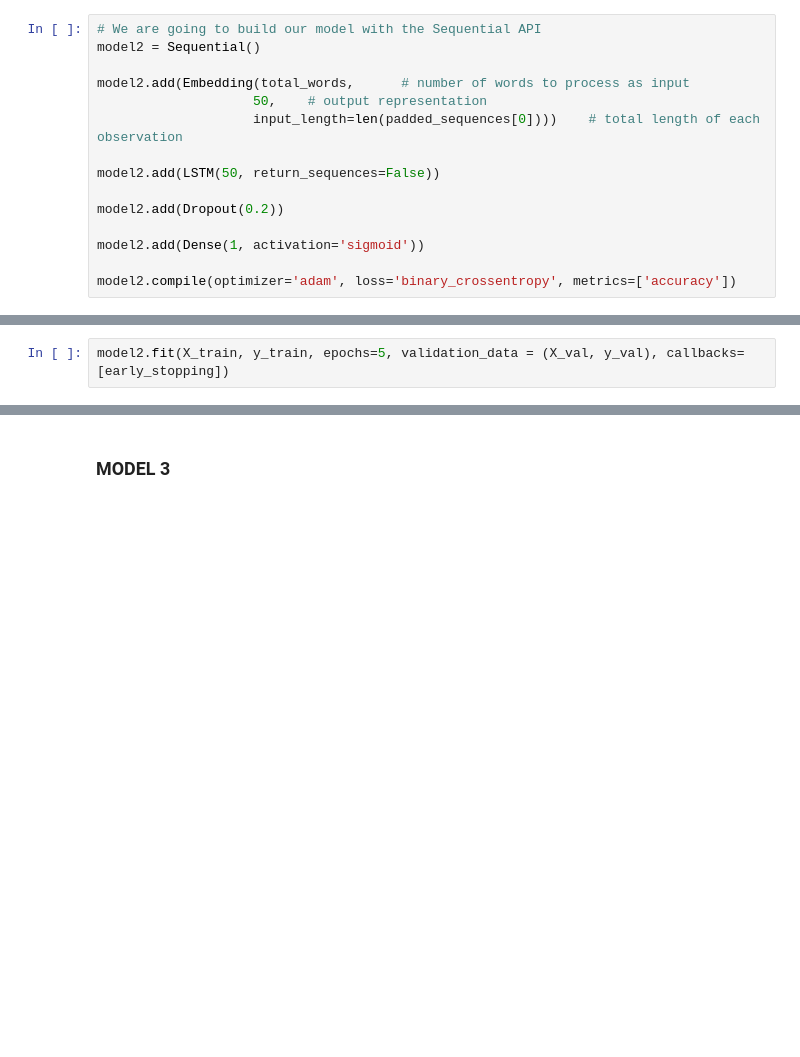
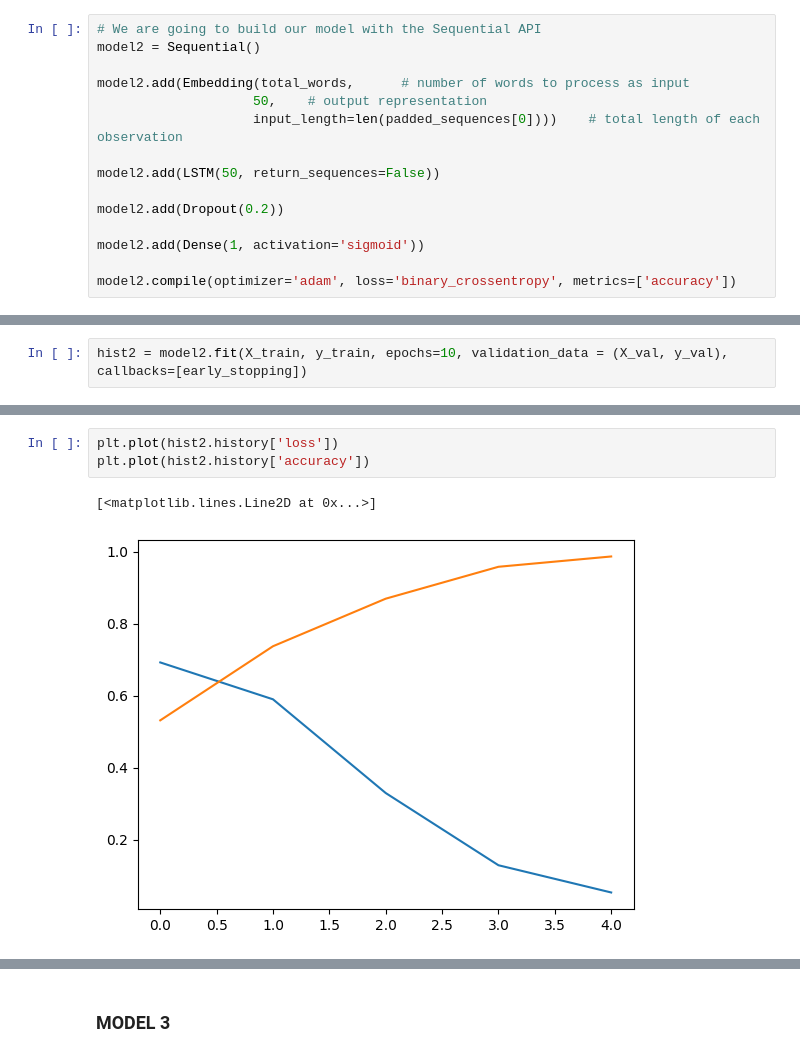
Before and after one commit to efeperro/Spotting-Economy-News, a Jupyter notebook: RNN_Model_Basic 50-50.ipynb, the cells around one changed output, grey strips where cells are left out. Cells and saved outputs as stored; diff of their text form; blank space fills up the shorter version.

```diff
--- a/RNN_Model_Basic 50-50.ipynb
+++ b/RNN_Model_Basic 50-50.ipynb
@@ -287,2 +549,2 @@ model2.summary()
 # %%
-model2.fit(X_train, y_train, epochs=5, validation_data = (X_val, y_val), callbacks=[early_stopping])
+hist2 = model2.fit(X_train, y_train, epochs=10, validation_data = (X_val, y_val), callbacks=[early_stopping])
@@ -289 +562,7 @@ model2.fit(X_train, y_train, epochs=5, validation_data = (X_val, y_val), callbac
+# %%
+plt.plot(hist2.history['loss'])
+plt.plot(hist2.history['accuracy'])
+# %% [output]
+[<matplotlib.lines.Line2D at 0x...>]
+[figure, added]
 # %%
```
Also changed, not shown: parts of 100 cells of this notebook.
